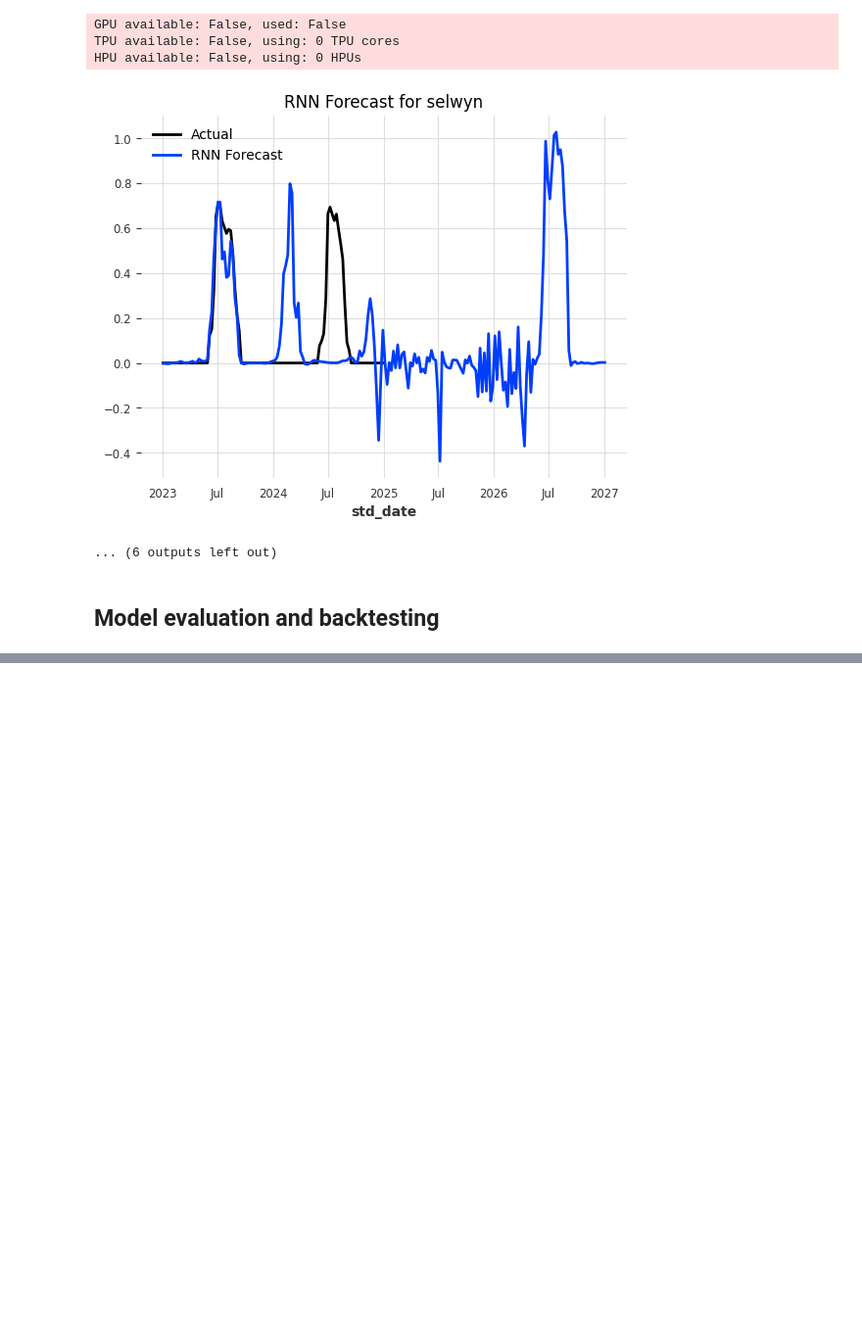
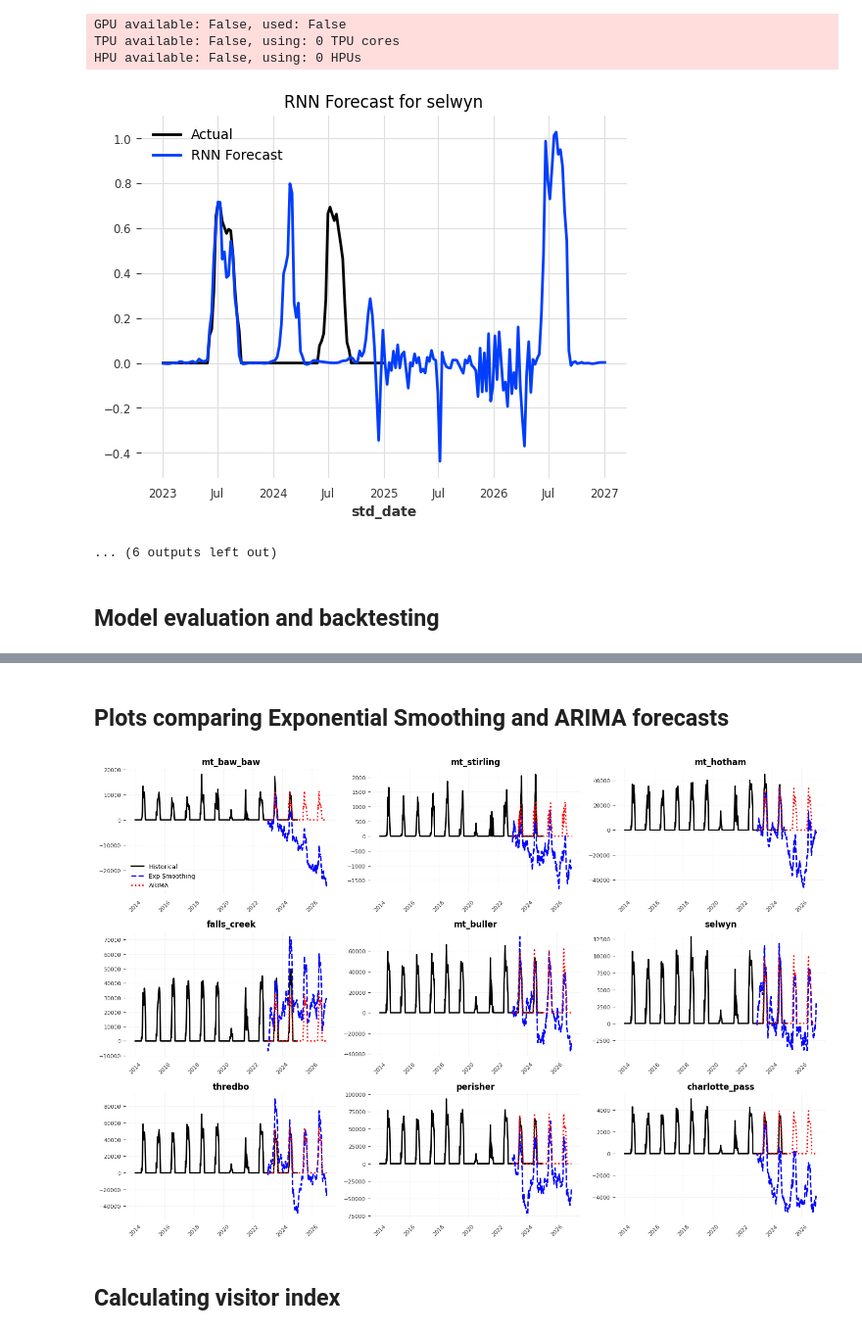
Before and after one commit to Arithon592/Skitrip-Data-Analysis, a Jupyter notebook: codes.ipynb, the cells around one changed output, grey strips where cells are left out. Shown at 98% size. Cells and saved outputs as stored; diff of their text form; code cells hidden in the pictures; blank space fills up the shorter version.

```diff
--- a/codes.ipynb
+++ b/codes.ipynb
@@ -279,0 +301,54 @@ for key in resort_ts_dict.keys():
+# %% [markdown]
+## Plots comparing Exponential Smoothing and ARIMA forecasts
+# %%
+forecast_dict = {}
+for key in resort_ts_dict.keys():
+    forecast_dict[key] = {
+        'historical': resort_ts_dict[key],
+        'exp_smoothing': pred_exp_smooth[key],
+        'arima': pred_arima[key],
+    }
+
+# Create the subplot grid
+fig, axes = plt.subplots(3, 3, figsize=(15, 10))  # Increased figsize for better readability
+axes = axes.flatten()
+
+resort_keys = list(resort_ts_dict.keys())
+
+for i, resort_key in enumerate(resort_keys):
+    ax = axes[i]
+    resort_data = forecast_dict[resort_key]
+
+    # Extract time index and values from TimeSeries objects
+    # For historical data
+    hist_ts = resort_data['historical']
+    ax.plot(hist_ts.time_index, hist_ts.values(),
+            label='Historical', color='black', linewidth=2)
+
+    # For exponential smoothing forecast
+    exp_ts = resort_data['exp_smoothing']
+    ax.plot(exp_ts.time_index, exp_ts.values(),
+            label='Exp Smoothing', color='blue', linewidth=2, linestyle='--')
+
+    # For ARIMA forecast
+    arima_ts = resort_data['arima']
+    ax.plot(arima_ts.time_index, arima_ts.values(),
+            label='ARIMA', color='red', linewidth=2, linestyle=':')
+
+
+    # Customize subplot
+    ax.set_title(resort_key, fontsize=12, fontweight='bold')
+    ax.grid(True, alpha=0.3)
+    ax.tick_params(axis='x', rotation=45, labelsize=8)
+    ax.tick_params(axis='y', labelsize=8)
+
+    # Add legend only to first subplot
+    if i == 0:
+        ax.legend(fontsize=9)
+
+plt.tight_layout()
+plt.show()
+# %% [output]
+[figure, added]
+# %% [markdown]
+## Calculating visitor index
```
Also changed, not shown: parts of 7 cells of this notebook, 1 other file.
